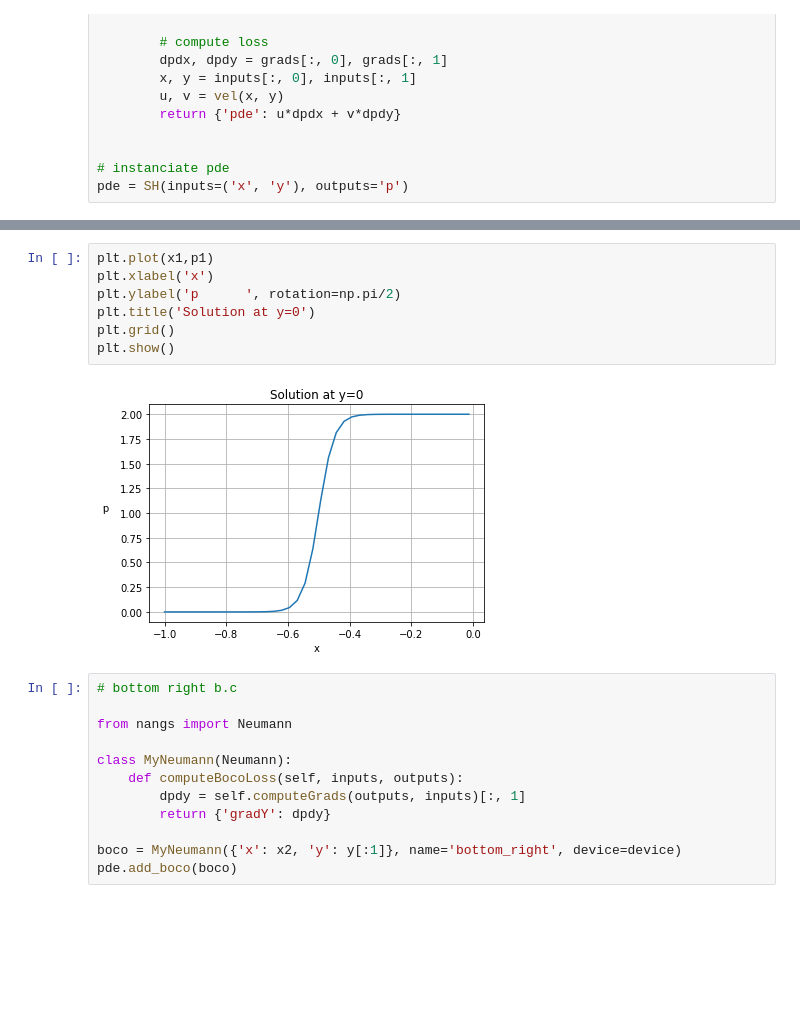
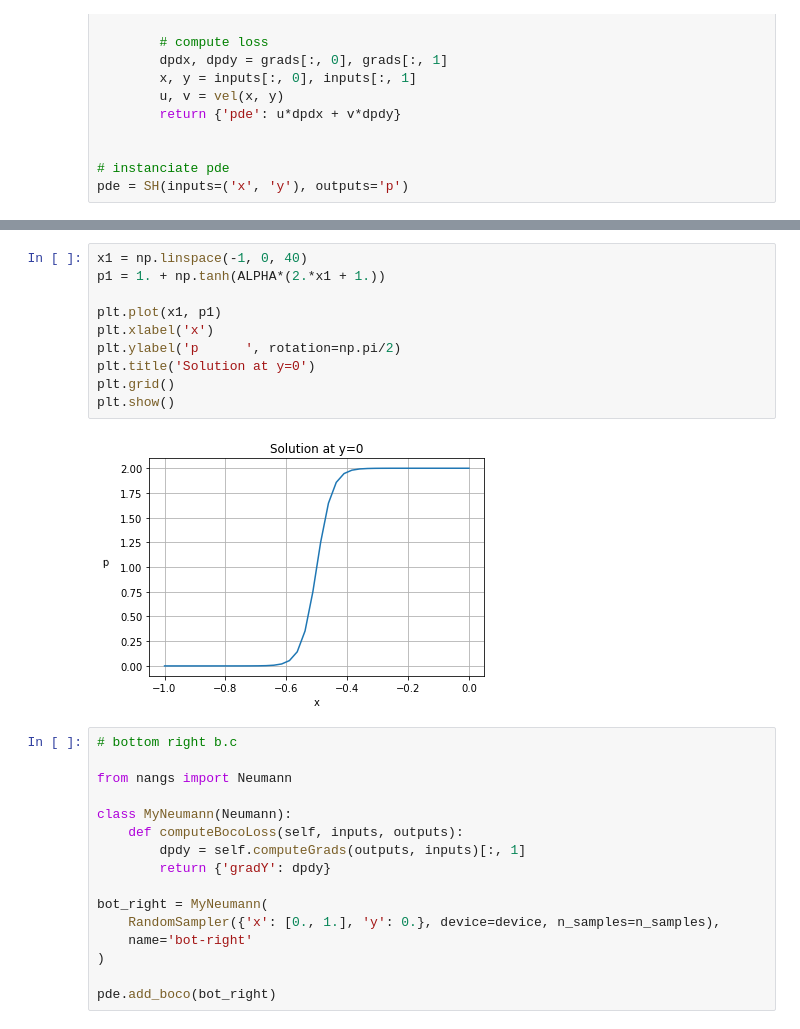
Before and after one commit to juansensio/nangs, a Jupyter notebook: examples/03_SmithHutton.ipynb, the cells around one changed output, grey strips where cells are left out. Cells and saved outputs as stored; diff of their text form; blank space fills up the shorter version.

```diff
--- a/examples/03_SmithHutton.ipynb
+++ b/examples/03_SmithHutton.ipynb
@@ -97,12 +106,15 @@ pde.add_boco(boco)
 # %%
-plt.plot(x1,p1)
+x1 = np.linspace(-1, 0, 40)
+p1 = 1. + np.tanh(ALPHA*(2.*x1 + 1.))
+
+plt.plot(x1, p1)
 plt.xlabel('x')
 plt.ylabel('p      ', rotation=np.pi/2)
 plt.title('Solution at y=0')
 plt.grid()
 plt.show()
 # %% [output]
-[figure, old version]
+[figure, new version]
 # %%
 # bottom right b.c
 
@@ -113,6 +125,10 @@ class MyNeumann(Neumann):
         dpdy = self.computeGrads(outputs, inputs)[:, 1]
         return {'gradY': dpdy}
 
-boco = MyNeumann({'x': x2, 'y': y[:1]}, name='bottom_right', device=device)
-pde.add_boco(boco)
+bot_right = MyNeumann(
+    RandomSampler({'x': [0., 1.], 'y': 0.}, device=device, n_samples=n_samples),
+    name='bot-right'
+)
+
+pde.add_boco(bot_right)
 # %%
```
Also changed, not shown: parts of 14 cells of this notebook, 5 other files.
